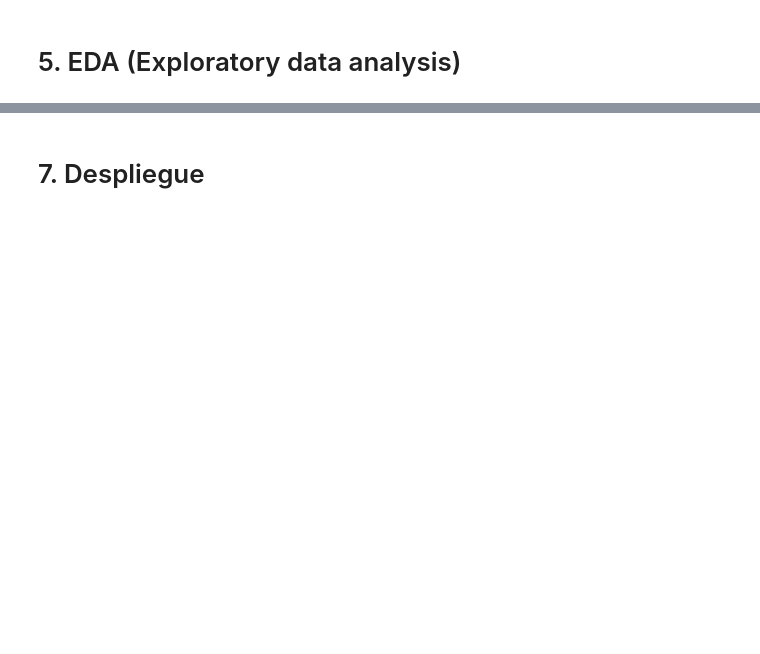
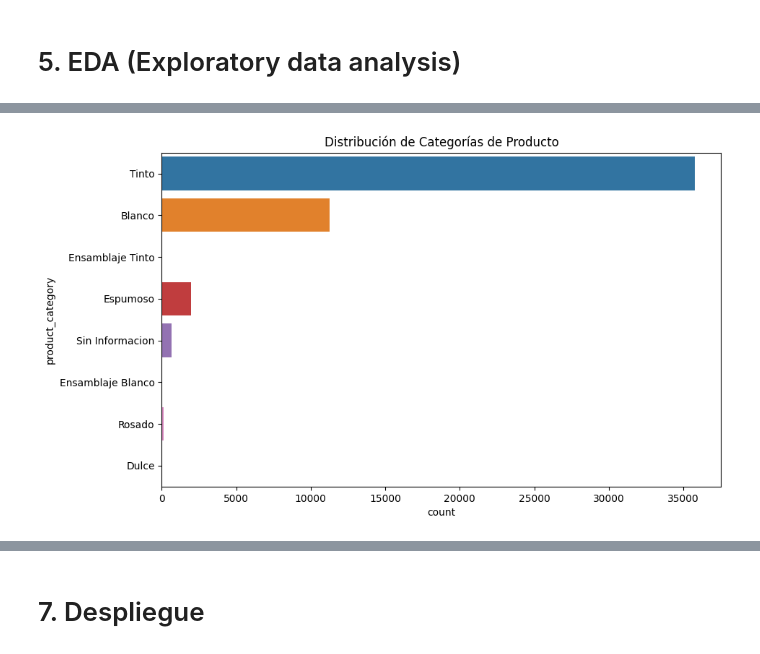
Before and after one commit to fevc08/final_project_4geek, a Jupyter notebook: src/explore.ipynb, the cells around one changed output, grey strips where cells are left out. Saved outputs shown, nothing was run; the diff lists cells and outputs as text; code cells hidden in the pictures; blank space fills up the shorter version.

```diff
--- a/src/explore.ipynb
+++ b/src/explore.ipynb
@@ -365,0 +569,3 @@ Index(['url_product', 'product_internal_id', 'product_code', 'product_name',
+# %%
+wine_products_df.replace(regex={"Ensamblaje Tinto":"Tinto", "Ensamblaje Blanco":"Blanco", "Naranjo":"Blanco"}, inplace=True)
+wine_products_df
@@ -386,13 +627,2 @@ memory usage: 11.9+ MB
 # %% [markdown]
 # 5. EDA (Exploratory data analysis)
-# %%
-import sqlite3
-import pandas as pd
-
-conn = sqlite3.connect('../data/wine_db.db')
-
-# Leer tabla "wine_database"
-query = "SELECT * FROM wine_database;"
-df = pd.read_sql_query(query, conn)
-
-conn.close()
@@ -398,0 +641,11 @@ conn.close()
+# %%
+import seaborn as sns
+import matplotlib.pyplot as plt
+
+# Distribución de 'product_category'
+plt.figure(figsize=(10, 6))
+sns.countplot(y='product_category', data=pairing_df, order = df['product_category'].value_counts().index)
+plt.title('Distribución de Categorías de Producto')
+plt.show()
+# %% [output]
+[figure, added]
```
Also changed, not shown: parts of 75 cells of this notebook, 11 other files.
